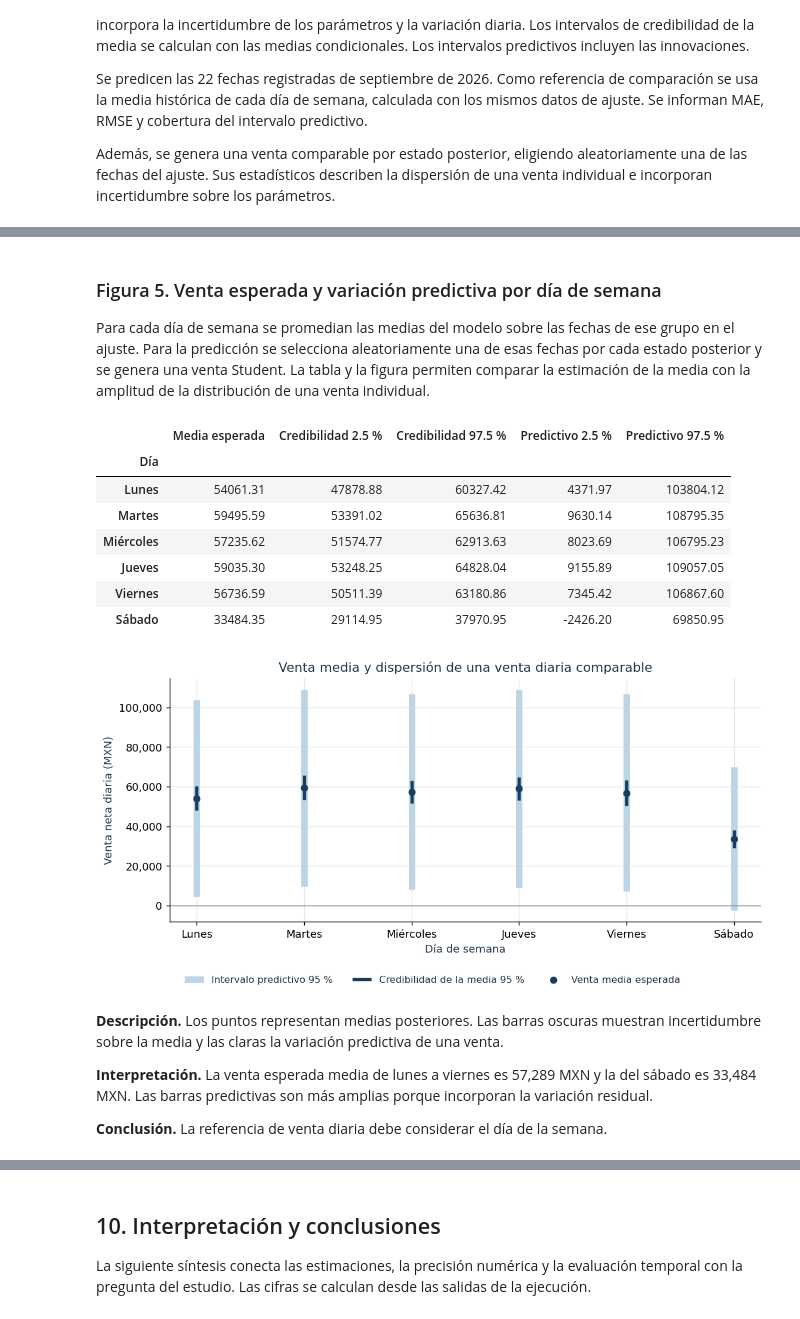
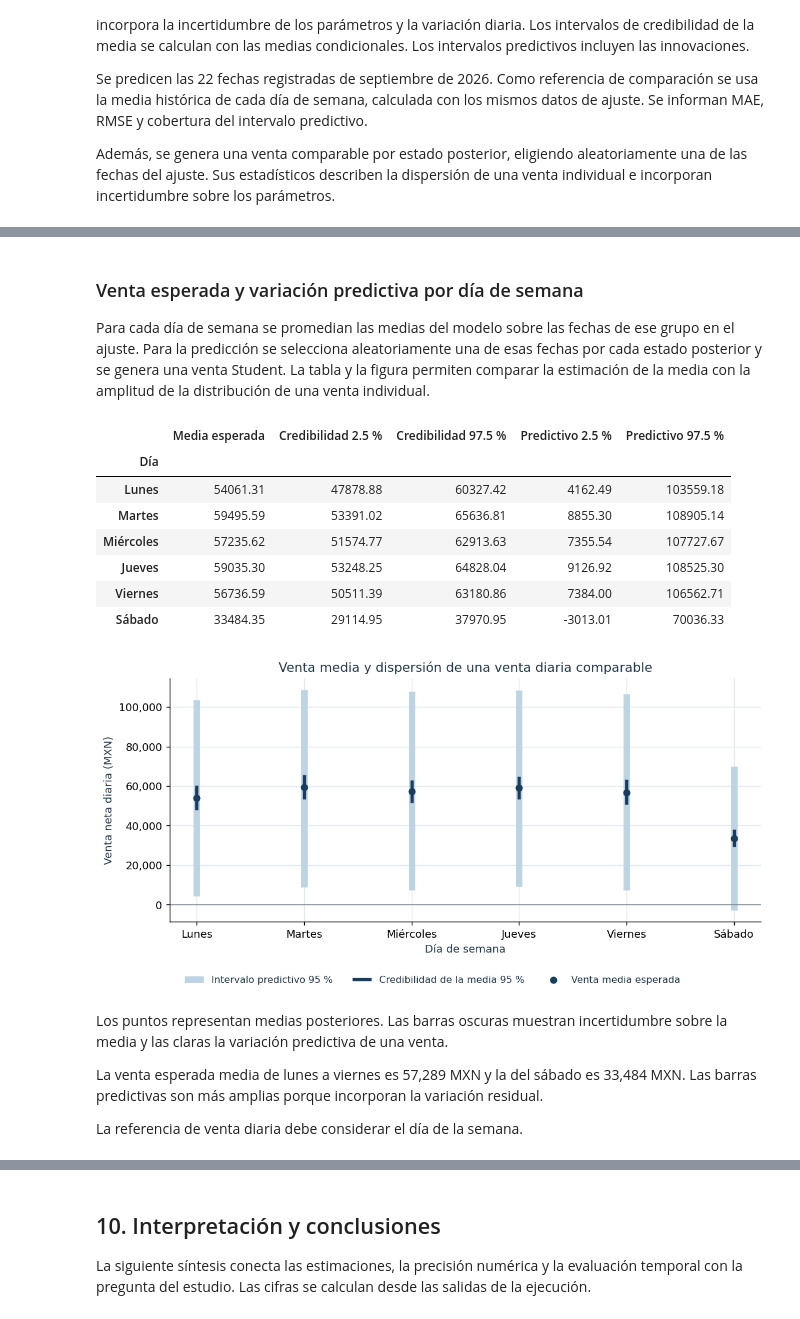
Before and after one commit to JonathanMtz1103987/Simulaci-n-estocastica, a Jupyter notebook: Tarea_2_MCMC_Ventas_diarias.ipynb, the cells around one changed output, grey strips where cells are left out. Drawn from its saved outputs; the diff is of its cells as text; code cells hidden in the pictures.

```diff
--- a/Tarea_2_MCMC_Ventas_diarias.ipynb
+++ b/Tarea_2_MCMC_Ventas_diarias.ipynb
@@ -37,12 +47,10 @@ from pathlib import Path
 import subprocess
 import sys
 import warnings
-if find_spec("arviz") is None:
-    subprocess.check_call([sys.executable, "-m", "pip", "install", "-q", "arviz==0.23.4"])
-with warnings.catch_warnings():
-    warnings.filterwarnings("ignore", message=r"\s*ArviZ is undergoing a major refactor",
+if find_spec("arviz") is None:subprocess.check_call([sys.executable, "-m", "pip", "install", "-q", "arviz==0.23.4"])
+with warnings.catch_warnings(): warnings.filterwarnings("ignore", message=r"\s*ArviZ is undergoing a major refactor",
                             category=FutureWarning, module="arviz")
-    import arviz as az
+import arviz as az
 from IPython.display import Markdown, display
 import matplotlib as mpl
 import matplotlib.pyplot as plt
@@ -56,12 +64,10 @@ from scipy.stats import norm, skew, t as student_t
 
 SEMILLA = 42
 sem_piloto, sem_arranque, sem_cadenas, sem_pred = np.random.SeedSequence(SEMILLA).spawn(4)
-mpl.rcParams.update({
-    "figure.dpi": 130, "font.size": 10,
+mpl.rcParams.update({"figure.dpi": 130, "font.size": 10,
     "axes.spines.top": False, "axes.spines.right": False,
     "axes.grid": True, "axes.axisbelow": True,
-    "grid.color": "#E1E8EE", "text.color": "#20364A", "axes.labelcolor": "#20364A",
-})
+    "grid.color": "#E1E8EE", "text.color": "#20364A", "axes.labelcolor": "#20364A",})
 
 print(f"Python {sys.version.split()[0]} | semilla maestra {SEMILLA}")
 print(f"NumPy {np.__version__} | pandas {pd.__version__} | SciPy {scipy.__version__}")
@@ -808,5 +768,5 @@ display(Markdown(
 # %% [markdown]
-### Figura 5. Venta esperada y variación predictiva por día de semana
+### Venta esperada y variación predictiva por día de semana
 
 Para cada día de semana se promedian las medias del modelo sobre las fechas de ese grupo en el ajuste. Para la predicción se selecciona aleatoriamente una de esas fechas por cada estado posterior y se genera una venta Student. La tabla y la figura permiten comparar la estimación de la media con la amplitud de la distribución de una venta individual.
 # %%
@@ -823,49 +783,47 @@ for d in range(6):
         "Credibilidad 2.5 %": np.quantile(medias_dia, 0.025),
         "Credibilidad 97.5 %": np.quantile(medias_dia, 0.975),
         "Predictivo 2.5 %": np.quantile(predictiva_dia, 0.025),
-        "Predictivo 97.5 %": np.quantile(predictiva_dia, 0.975),
-    })
+        "Predictivo 97.5 %": np.quantile(predictiva_dia, 0.975),})
 por_dia = pd.DataFrame(filas_dias).set_index("Día")
 display(por_dia.round(2))
 posiciones = np.arange(6)
 fig, eje = plt.subplots(figsize=(8.8, 4.4))
 eje.vlines(posiciones, por_dia["Predictivo 2.5 %"], por_dia["Predictivo 97.5 %"],
            color="#BCD4E3", lw=6, label="Intervalo predictivo 95 %")
 eje.vlines(posiciones, por_dia["Credibilidad 2.5 %"], por_dia["Credibilidad 97.5 %"],
            color=AZUL, lw=3, label="Credibilidad de la media 95 %")
 eje.scatter(posiciones, por_dia["Media esperada"], color=AZUL, s=32, zorder=3,
             label="Venta media esperada")
 eje.axhline(0, color="#77838F", lw=0.8)
 eje.set(xticks=posiciones, xticklabels=DIAS[:6], xlabel="Día de semana",
         ylabel="Venta neta diaria (MXN)", title="Venta media y dispersión de una venta diaria comparable")
 eje.yaxis.set_major_formatter(FORMATO_MXN)
 fig.legend(*eje.get_legend_handles_labels(), frameon=False, fontsize=9,
            loc="lower center", ncol=3)
 fig.tight_layout(rect=(0, 0.07, 1, 1))
 plt.show()
 media_laborables = UNIDAD * (planas[:, :P] @ X[grupo == 0].mean(axis=0))
 media_sabado = UNIDAD * (planas[:, :P] @ X[grupo == 1].mean(axis=0))
 display(Markdown(
-    "**Descripción.** Los puntos representan medias posteriores. Las barras oscuras "
+    " Los puntos representan medias posteriores. Las barras oscuras "
     "muestran incertidumbre sobre la media y las claras la variación predictiva de una venta.\n\n"
-    f"**Interpretación.** La venta esperada media de lunes a viernes es "
+    f"La venta esperada media de lunes a viernes es "
     f"{media_laborables.mean():,.0f} MXN y la del sábado es {media_sabado.mean():,.0f} MXN. "
     "Las barras predictivas son más amplias porque incorporan la variación residual.\n\n"
-    "**Conclusión.** La referencia de venta diaria debe considerar el día de la semana."
-))
+    "La referencia de venta diaria debe considerar el día de la semana."))
 # %% [output]
 |  | Media esperada | Credibilidad 2.5 % | Credibilidad 97.5 % | Predictivo 2.5 % | Predictivo 97.5 % |
 | Día |  |  |  |  |  |
-| Lunes | 54061.31 | 47878.88 | 60327.42 | 4371.97 | 103804.12 |
-| Martes | 59495.59 | 53391.02 | 65636.81 | 9630.14 | 108795.35 |
-| Miércoles | 57235.62 | 51574.77 | 62913.63 | 8023.69 | 106795.23 |
-| Jueves | 59035.30 | 53248.25 | 64828.04 | 9155.89 | 109057.05 |
-| Viernes | 56736.59 | 50511.39 | 63180.86 | 7345.42 | 106867.60 |
-| Sábado | 33484.35 | 29114.95 | 37970.95 | -2426.20 | 69850.95 |
+| Lunes | 54061.31 | 47878.88 | 60327.42 | 4162.49 | 103559.18 |
+| Martes | 59495.59 | 53391.02 | 65636.81 | 8855.30 | 108905.14 |
+| Miércoles | 57235.62 | 51574.77 | 62913.63 | 7355.54 | 107727.67 |
+| Jueves | 59035.30 | 53248.25 | 64828.04 | 9126.92 | 108525.30 |
+| Viernes | 56736.59 | 50511.39 | 63180.86 | 7384.00 | 106562.71 |
+| Sábado | 33484.35 | 29114.95 | 37970.95 | -3013.01 | 70036.33 |
 [figure]
-**Descripción.** Los puntos representan medias posteriores. Las barras oscuras muestran incertidumbre sobre la media y las claras la variación predictiva de una venta.
+ Los puntos representan medias posteriores. Las barras oscuras muestran incertidumbre sobre la media y las claras la variación predictiva de una venta.
 
-**Interpretación.** La venta esperada media de lunes a viernes es 57,289 MXN y la del sábado es 33,484 MXN. Las barras predictivas son más amplias porque incorporan la variación residual.
+La venta esperada media de lunes a viernes es 57,289 MXN y la del sábado es 33,484 MXN. Las barras predictivas son más amplias porque incorporan la variación residual.
 
-**Conclusión.** La referencia de venta diaria debe considerar el día de la semana.
+La referencia de venta diaria debe considerar el día de la semana.
 # %% [markdown]
```
Also changed, not shown: parts of 24 cells of this notebook.
